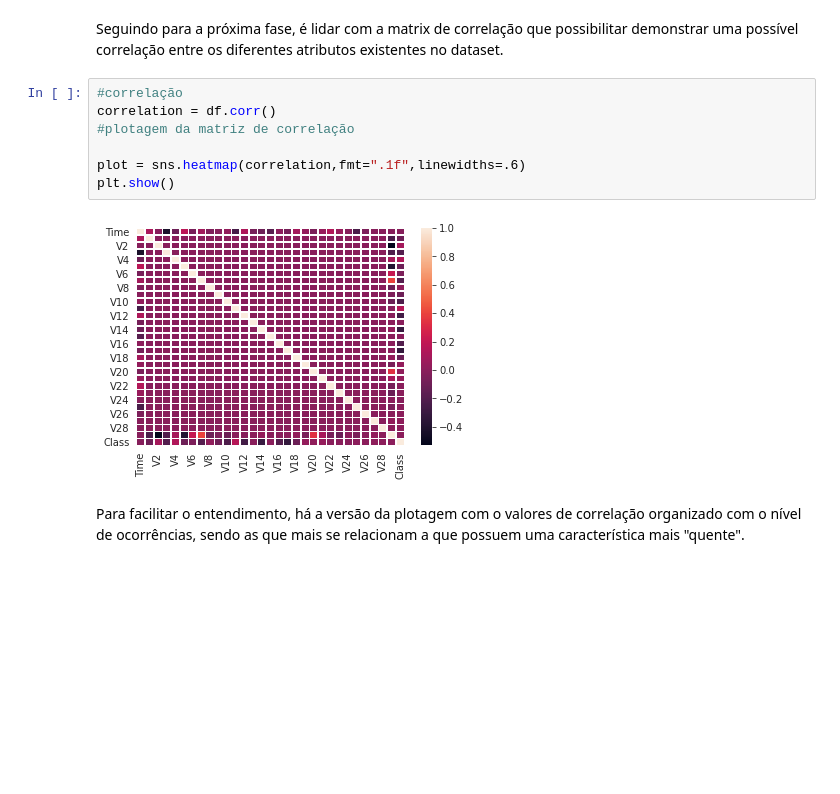
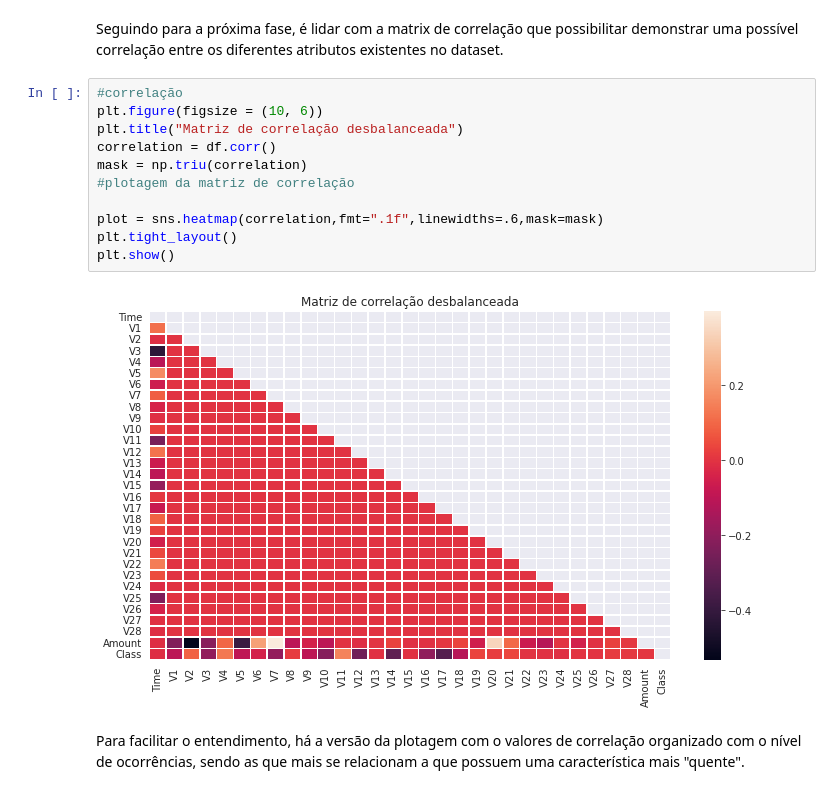
Before and after one commit to Yanni-Dhevictor/Projetos-de-Data-Science, a Jupyter notebook: Projeto_Detectando_Fraudes_em_Cartões_de_Crédito_.ipynb, the cells around one changed output. Drawn from its saved outputs; the diff is of its cells as text; blank space fills up the shorter version.

```diff
--- a/Projeto_Detectando_Fraudes_em_Cartões_de_Crédito_.ipynb
+++ b/Projeto_Detectando_Fraudes_em_Cartões_de_Crédito_.ipynb
@@ -232,13 +285,17 @@ Com o boxplot ampliado, se torna mais fácil agora encontrar os valores de míni
 Seguindo para a próxima fase, é lidar com a matrix de correlação que possibilitar demonstrar uma possível correlação entre os diferentes atributos existentes no dataset.
 # %%
 #correlação
+plt.figure(figsize = (10, 6))
+plt.title("Matriz de correlação desbalanceada")
 correlation = df.corr()
+mask = np.triu(correlation)
 #plotagem da matriz de correlação
 
-plot = sns.heatmap(correlation,fmt=".1f",linewidths=.6)
+plot = sns.heatmap(correlation,fmt=".1f",linewidths=.6,mask=mask)
+plt.tight_layout()
 plt.show()
 # %% [output]
-[figure, old version]
+[figure, new version]
 # %% [markdown]
 Para facilitar o entendimento, há a versão da plotagem com o valores de correlação organizado com o nível de ocorrências, sendo as que mais se relacionam a que possuem uma característica mais "quente".
 # %%
```
Also changed, not shown: parts of 23 cells of this notebook.
